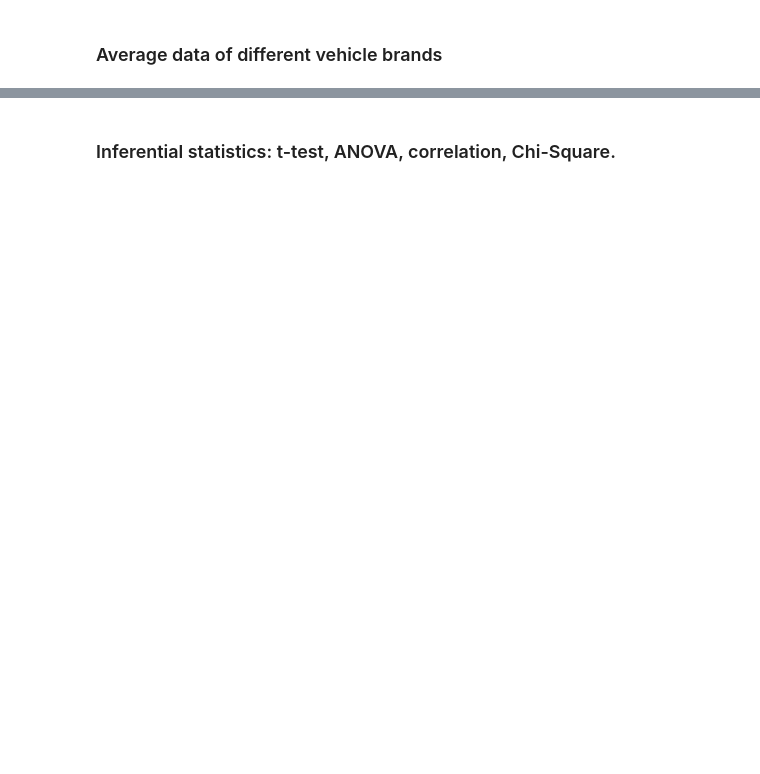
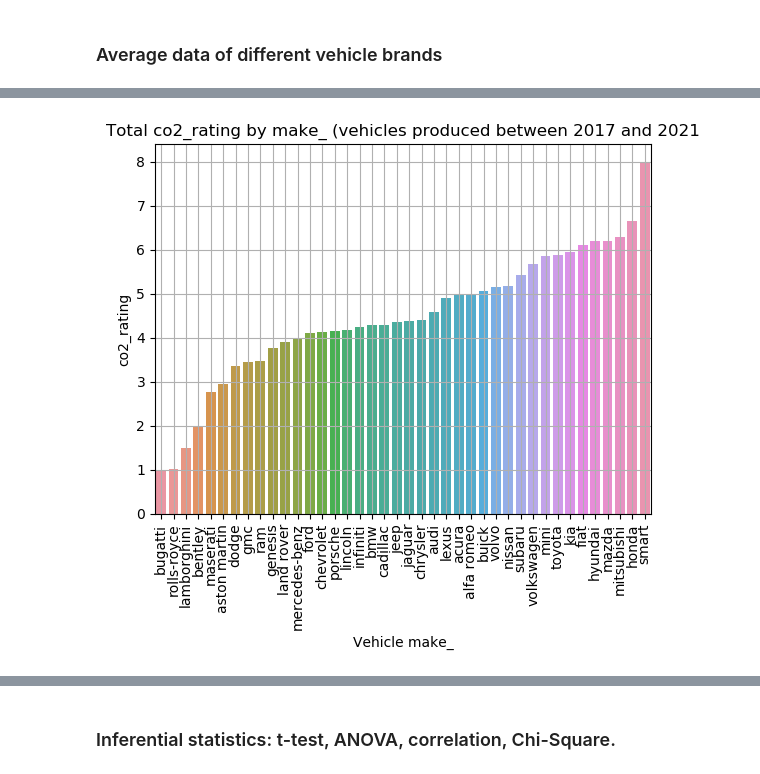
Before and after one commit to lfunderburk/machine-learning-capstone, a Jupyter notebook: notebooks/Research-paper-study.ipynb, the cells around one changed output, grey strips where cells are left out. Cells and saved outputs as stored; diff of their text form; code cells hidden in the pictures; blank space fills up the shorter version.

```diff
--- a/notebooks/Research-paper-study.ipynb
+++ b/notebooks/Research-paper-study.ipynb
@@ -140,0 +148,4 @@ plt.show()
+# %%
+generate_total_bar_chart_by_trait(subset_copy, "make_", 'co2_rating')
+# %% [output]
+[figure, added]
```
Also changed, not shown: parts of 3 cells of this notebook.
